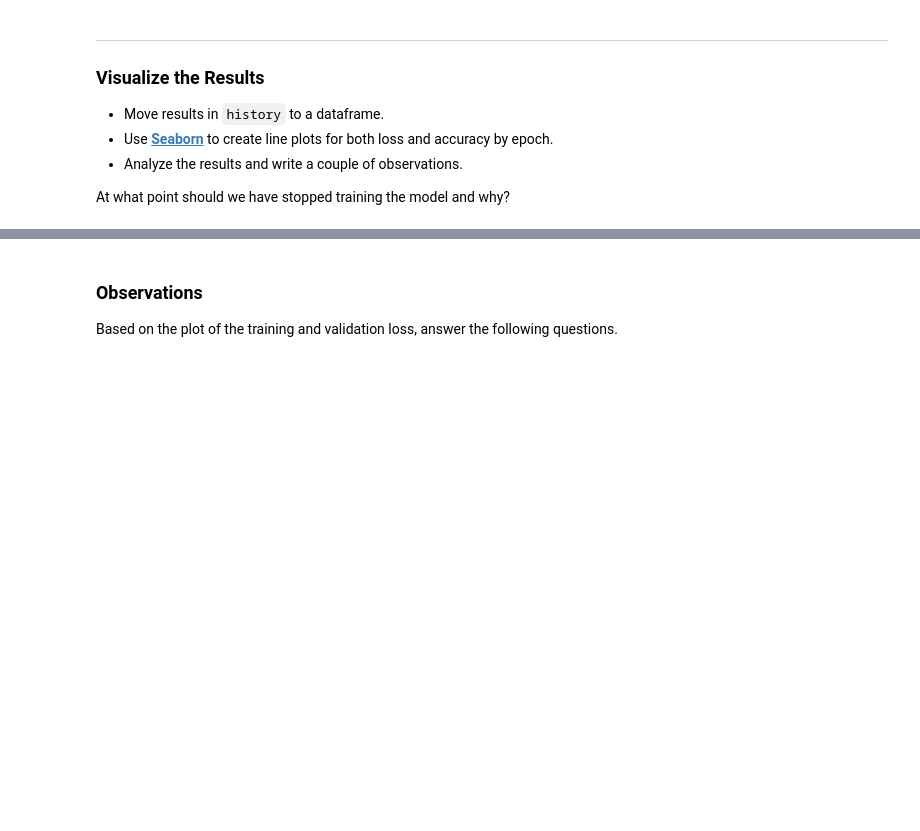
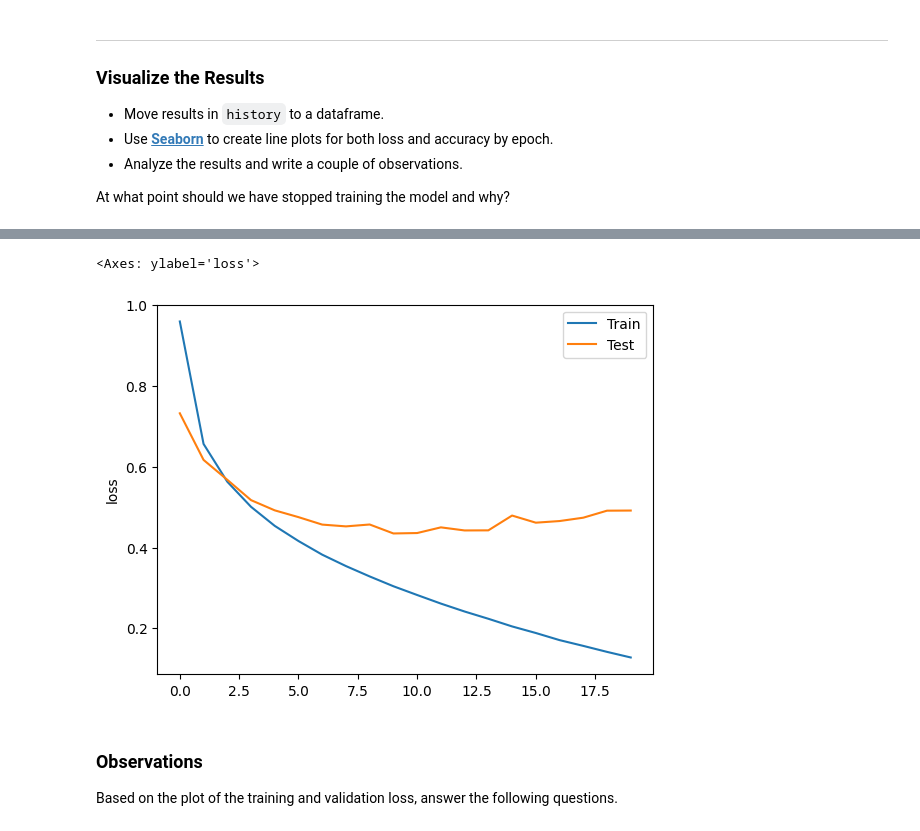
Before and after one commit to sikoh/Neural-Networks, a Jupyter notebook: Architect/NN_Architecture_Homework.ipynb, the cells around one changed output, grey strips where cells are left out. Saved outputs shown, nothing was run; the diff lists cells and outputs as text; code cells hidden in the pictures; blank space fills up the shorter version.

```diff
--- a/Architect/NN_Architecture_Homework.ipynb
+++ b/Architect/NN_Architecture_Homework.ipynb
@@ -154,7 +172,7 @@ model.summary()
 # %%
 # fit your model and save training results to history
 history = model.fit(X_scaled, y,
-                    epochs=epochs,
+                    epochs=20,
                     # a held-out validation set will be generated within the model
                     validation_split=0.2
                    )
@@ -172,0 +206,5 @@ raise NotImplementedError()
+# %%
+# YOUR CODE HERE
+results = history.history
+df = pd.DataFrame.from_dict(results)
+df
@@ -181,3 +232,15 @@ raise NotImplementedError()
+# %%
+# use seaborn to plot loss and accuracy metrics
+
+# YOUR CODE HERE
+import seaborn as sns
+
+epochs = list(range(len(df['loss'])))
+sns.lineplot(x = epochs, y= df['loss'], label='Train')
+sns.lineplot(x = epochs, y= df['val_loss'], label='Test')
+# %% [output]
+<Axes: ylabel='loss'>
+[figure, added]
 # %% [markdown]
 ### Observations
 
```
Also changed, not shown: parts of 8 cells of this notebook.
